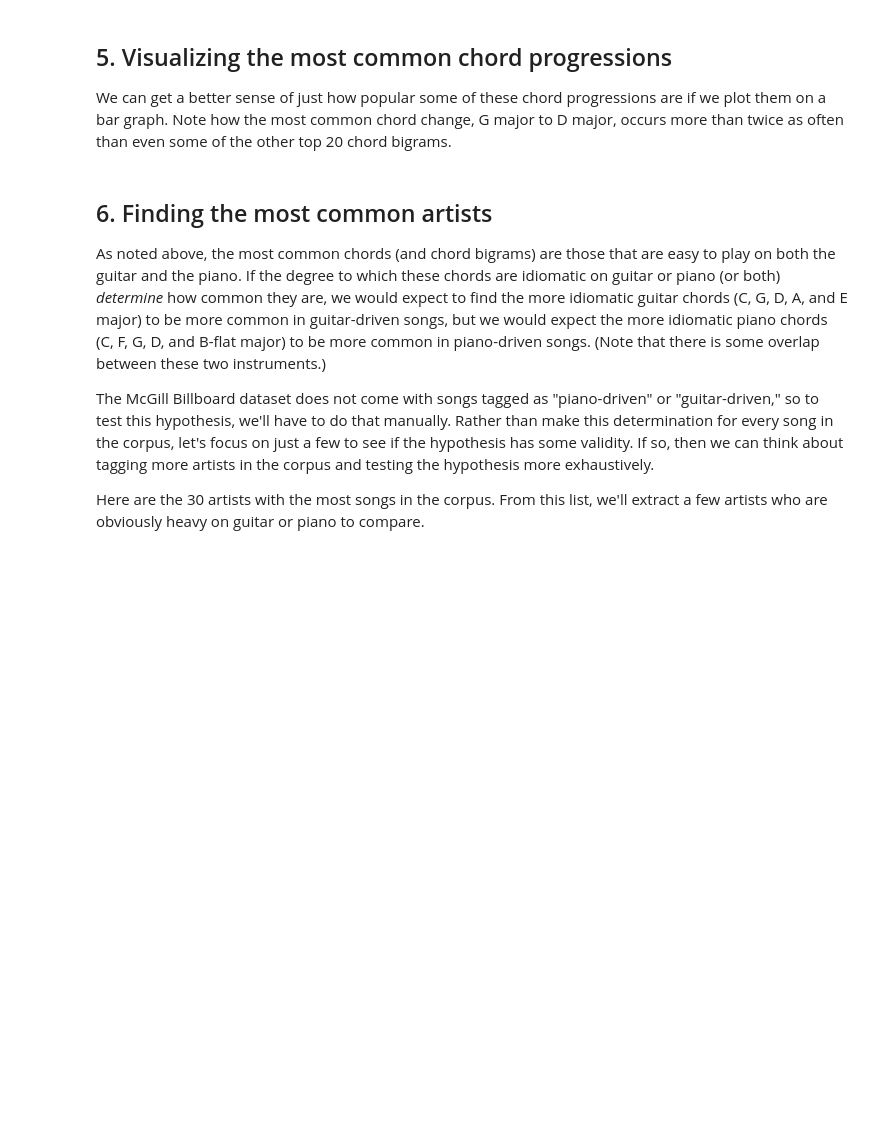
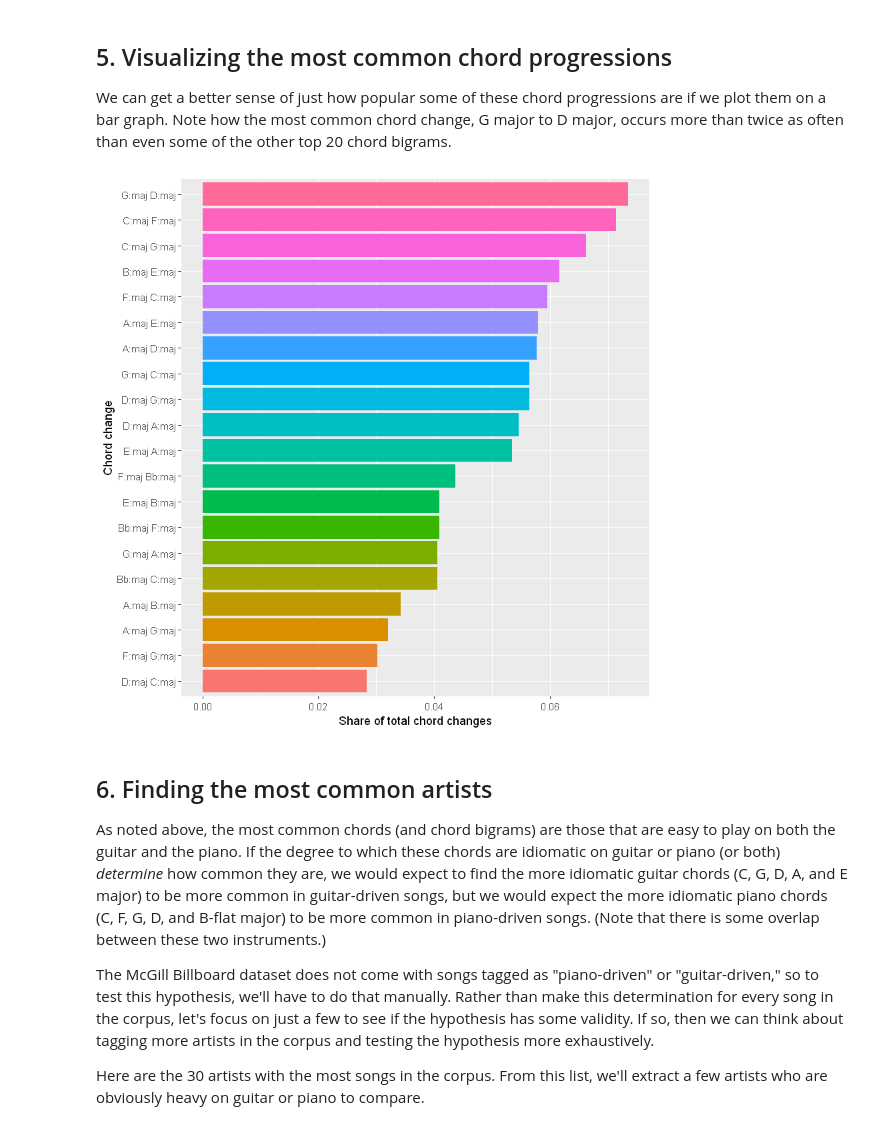
Before and after one commit to Nick-Kolowich/R-practice, a Jupyter notebook: Wrangling and Visualizing Musical Data/notebook.ipynb, the cells around one changed output. Drawn from its saved outputs; the diff is of its cells as text; code cells hidden in the pictures; blank space fills up the shorter version.

```diff
--- a/Wrangling and Visualizing Musical Data/notebook.ipynb
+++ b/Wrangling and Visualizing Musical Data/notebook.ipynb
@@ -132,14 +132,17 @@ bb_bigram_count[1:20,]
 # %%
 # Creating a column plot from bb_bigram_count
 bb_bigram_count %>%
-  slice(....) %>%
-  mutate(share = ....,
-         chord = ....) %>%
-  .... +
-  .... +
+  slice(1:20) %>%
+  mutate(share = n / sum(n),
+         bigram = reorder(bigram, share)) %>%
+  ggplot(aes(bigram, share, fill = bigram)) +
+  geom_col() +
   coord_flip() +
-  xlab(....) +
-  ylab(....)
+  ylab('Share of total chord changes') +
+  xlab('Chord change') +
+  theme(legend.position="none")
+# %% [output]
+[figure, added]
 # %% [markdown]
 ## 6. Finding the most common artists
 <p>As noted above, the most common chords (and chord bigrams) are those that are easy to play on both the guitar and the piano. If the degree to which these chords are idiomatic on guitar or piano (or both) <em>determine</em> how common they are, we would expect to find the more idiomatic guitar chords (C, G, D, A, and E major) to be more common in guitar-driven songs, but we would expect the more idiomatic piano chords (C, F, G, D, and B-flat major) to be more common in piano-driven songs. (Note that there is some overlap between these two instruments.)</p>
```
Also changed, not shown: parts of 3 cells of this notebook.
